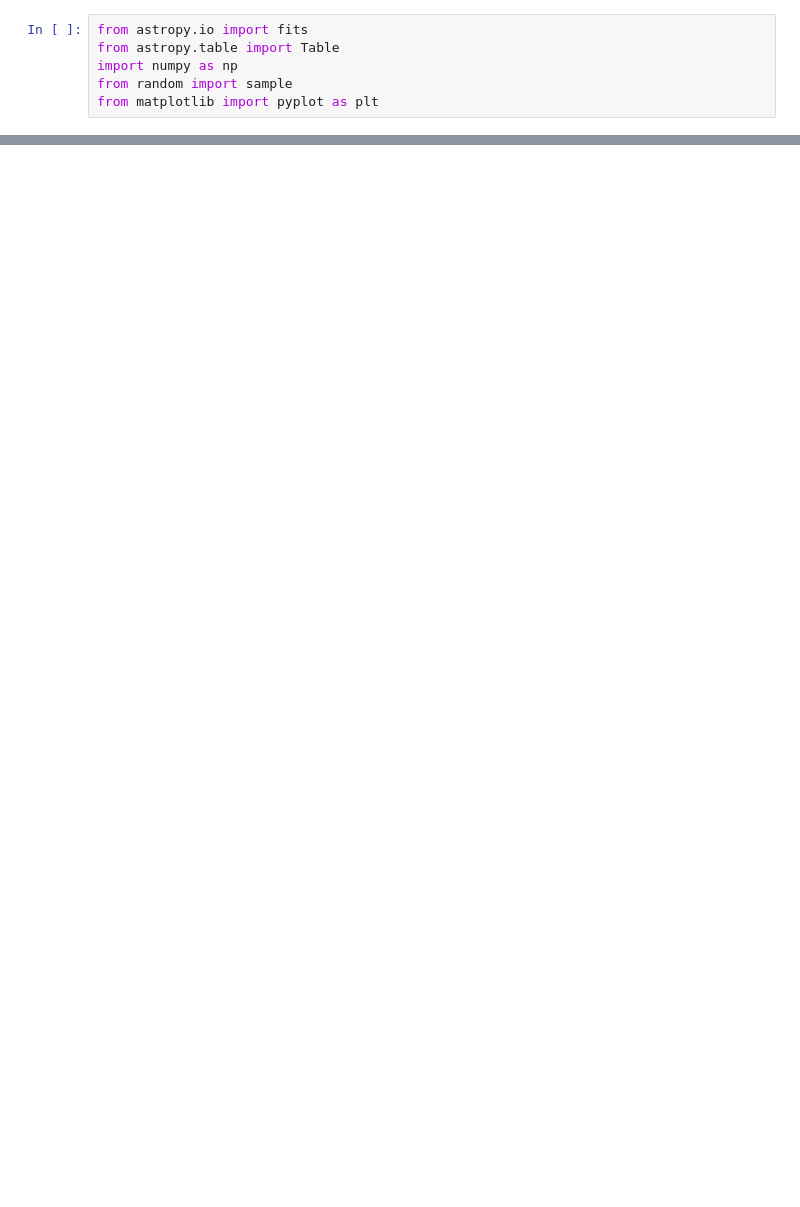
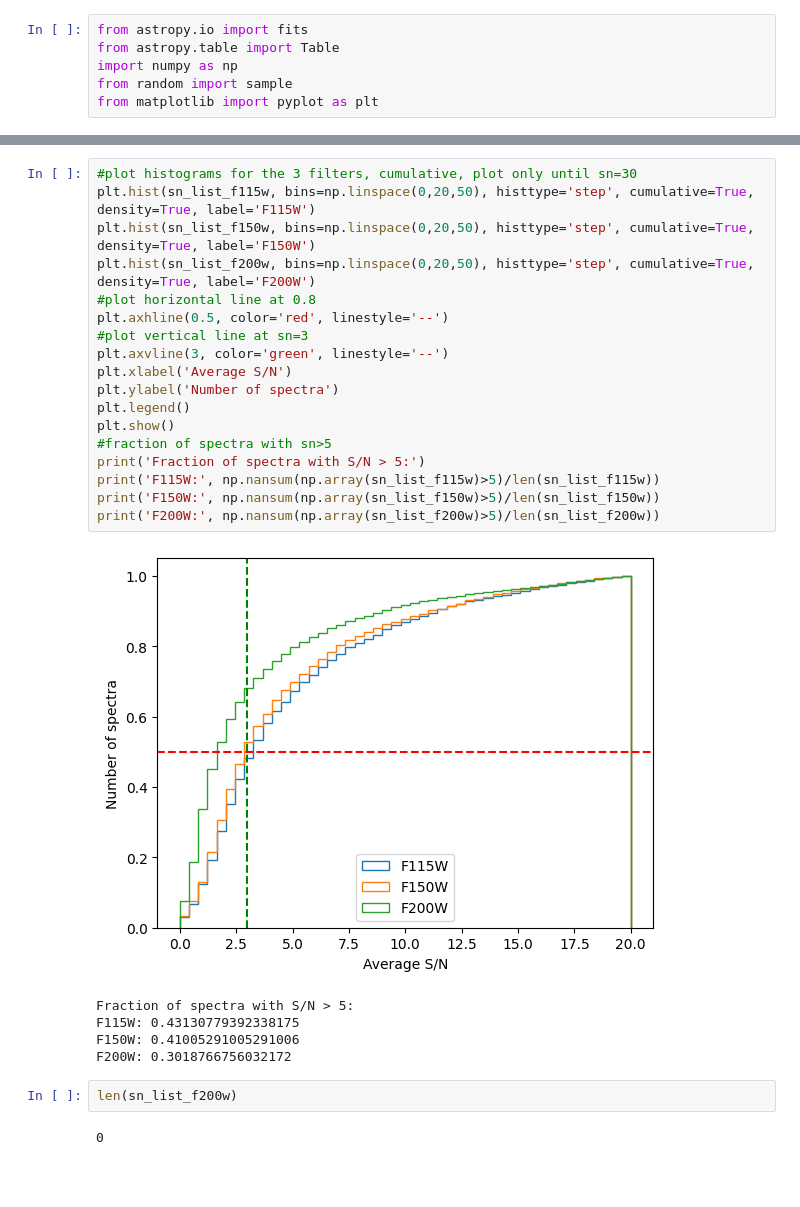
Before and after one commit to 2003cy/ssl_outthere, a Jupyter notebook: images/OUTTHERE/check_image_and_spectra.ipynb, the cells around one changed output, grey strips where cells are left out. Cells and saved outputs as stored; diff of their text form; blank space fills up the shorter version.

```diff
--- a/images/OUTTHERE/check_image_and_spectra.ipynb
+++ b/images/OUTTHERE/check_image_and_spectra.ipynb
@@ -60,2 +111,30 @@ data/leo-00/leo-00_00210.1D.fits
+# %%
+#plot histograms for the 3 filters, cumulative, plot only until sn=30
+plt.hist(sn_list_f115w, bins=np.linspace(0,20,50), histtype='step', cumulative=True, density=True, label='F115W')
+plt.hist(sn_list_f150w, bins=np.linspace(0,20,50), histtype='step', cumulative=True, density=True, label='F150W')
+plt.hist(sn_list_f200w, bins=np.linspace(0,20,50), histtype='step', cumulative=True, density=True, label='F200W')
+#plot horizontal line at 0.8
+plt.axhline(0.5, color='red', linestyle='--')
+#plot vertical line at sn=3
+plt.axvline(3, color='green', linestyle='--')
+plt.xlabel('Average S/N')
+plt.ylabel('Number of spectra')
+plt.legend()
+plt.show()
+#fraction of spectra with sn>5
+print('Fraction of spectra with S/N > 5:')
+print('F115W:', np.nansum(np.array(sn_list_f115w)>5)/len(sn_list_f115w))
+print('F150W:', np.nansum(np.array(sn_list_f150w)>5)/len(sn_list_f150w))
+print('F200W:', np.nansum(np.array(sn_list_f200w)>5)/len(sn_list_f200w))
+# %% [output]
+[figure, added]
+Fraction of spectra with S/N > 5:
+F115W: 0.43130779392338175
+F150W: 0.41005291005291006
+F200W: 0.3018766756032172
+# %%
+len(sn_list_f200w)
+# %% [output]
+0
 # %% [markdown]
 #
```
Also changed, not shown: parts of 6 cells of this notebook, 29 other files.
